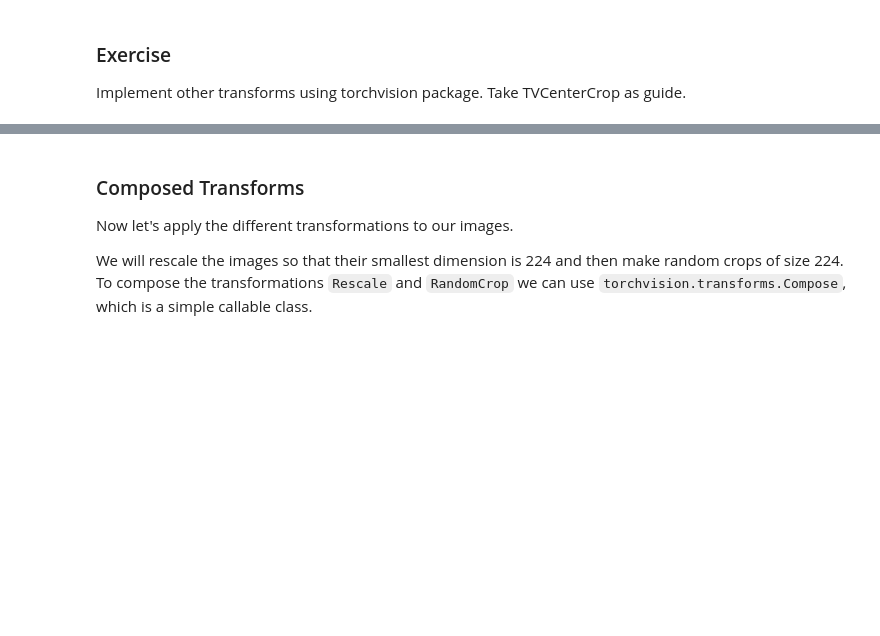
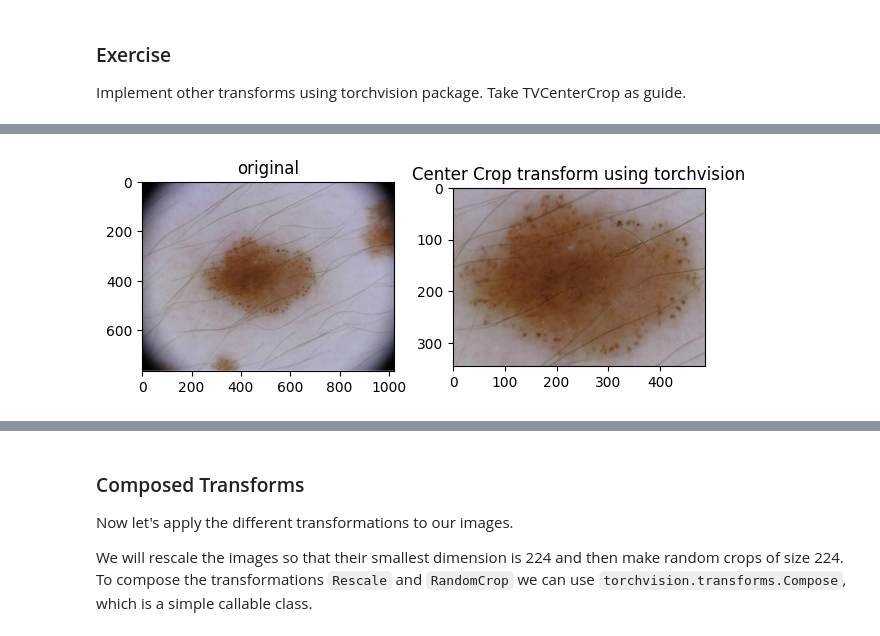
Before and after one commit to alzuaz/Audio-and-Image-Processing, a Jupyter notebook: lab4/LS4_AVCV_Melanomas.ipynb, the cells around one changed output, grey strips where cells are left out. Saved outputs shown, nothing was run; the diff lists cells and outputs as text; code cells hidden in the pictures; blank space fills up the shorter version.

```diff
--- a/lab4/LS4_AVCV_Melanomas.ipynb
+++ b/lab4/LS4_AVCV_Melanomas.ipynb
@@ -612,11 +635,6 @@ class TVCropByMask(object):
         # These correspond to the lesion area, and will be used to compute the bounding box for cropping.
         lesion_area = np.nonzero(mask)
 
-        if len(lesion_area[0]) == 0:
-            # The mask is empty, so we skip the cropping as there is no lesion to crop around
-            return {'image': image, 'mask': mask, 'label': label}
-
-
         # We expand by the specified border
         # We introduce the mask function in case the lesion is near an edge, for avoiding going outside the image
         minx = max(lesion_area[1].min() - self.border[1], 0)
@@ -635,6 +653,26 @@ class TVCropByMask(object):
         mask  = util.img_as_float(np.asarray(pil_mask))
 
         return {'image': image, 'mask': mask, 'label': label}
+# %%
+# Apply each of the above transforms on sample.
+fig = plt.figure()
+sample = train_dataset[65]
+ax = plt.subplot(1,2, 1)
+plt.tight_layout()
+ax.set_title('original')
+plt.imshow(sample['image'])
+
+tvcc=TVCropByMask((12, 12))
+
+transformed_sample = tvcc(sample)
+ax = plt.subplot(1, 2, 2)
+plt.tight_layout()
+ax.set_title('Center Crop transform using torchvision')
+plt.imshow(transformed_sample['image'])
+
+plt.show()
+# %% [output]
+[figure, added]
 # %%
 class TVRandomCrop(object):
     """
```
Also changed, not shown: parts of 7 cells of this notebook.
